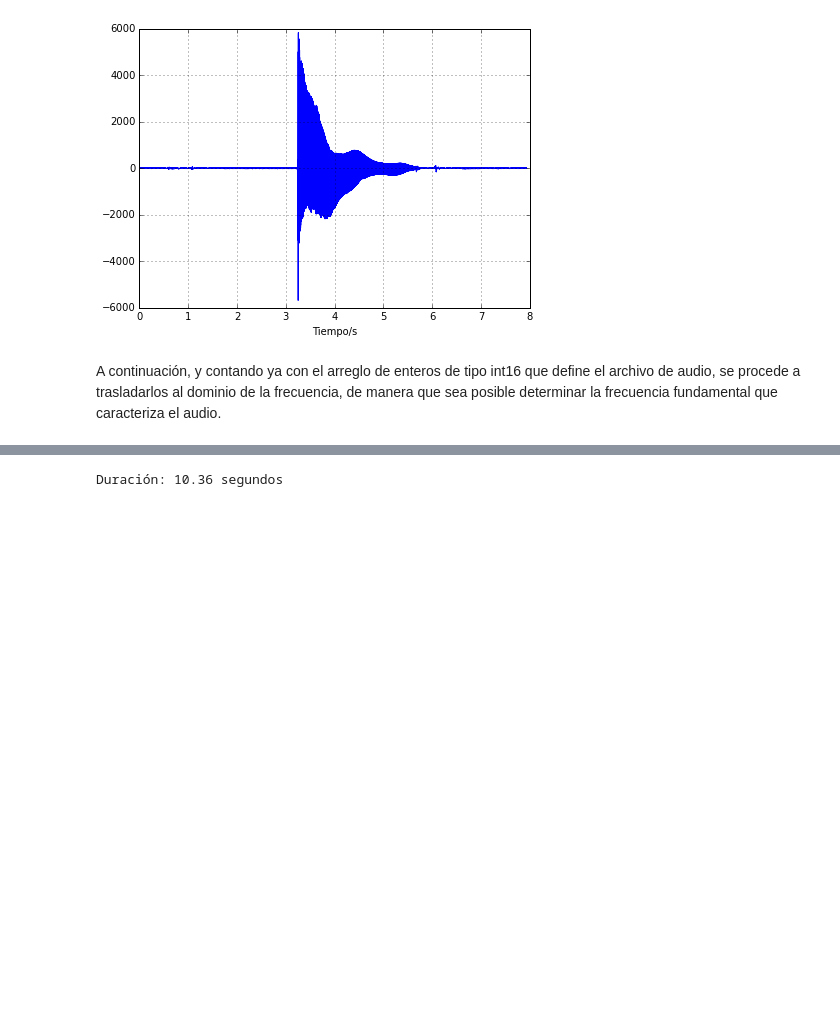
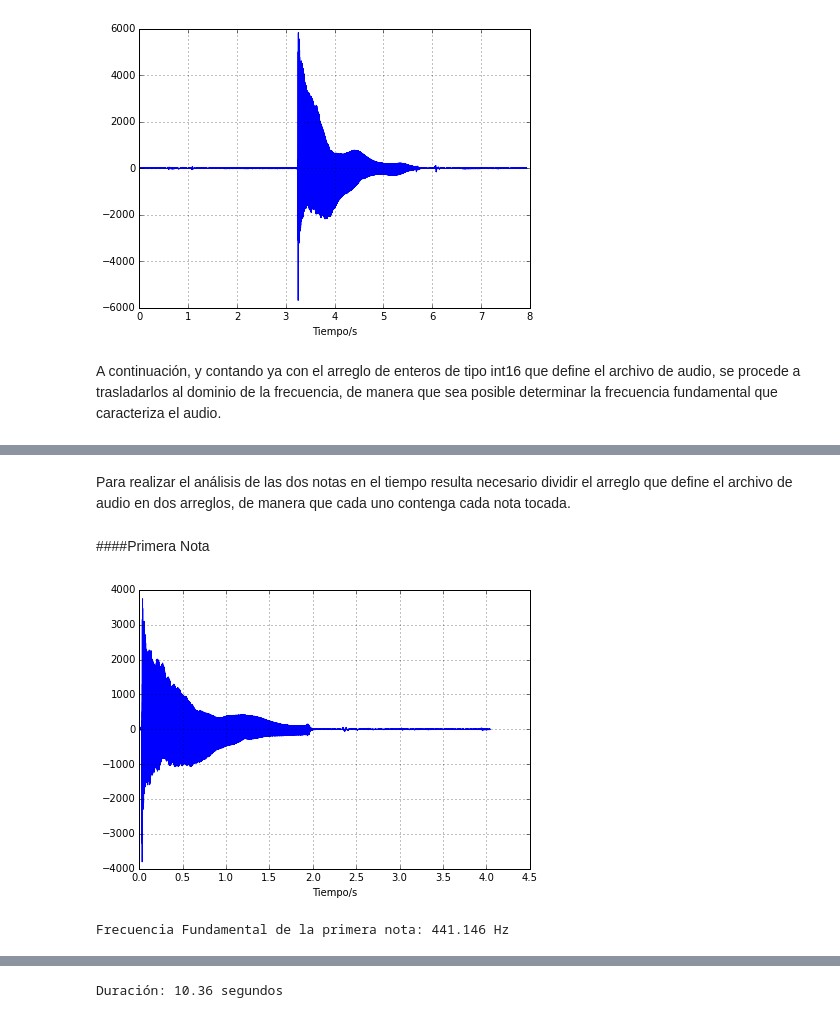
Before and after one commit to JuanUrrea6/MC, a Jupyter notebook: Proyecto Final/Filtrado.ipynb, the cells around one changed output, grey strips where cells are left out. Saved outputs shown, nothing was run; the diff lists cells and outputs as text; code cells hidden in the pictures; blank space fills up the shorter version.

```diff
--- a/Proyecto Final/Filtrado.ipynb
+++ b/Proyecto Final/Filtrado.ipynb
@@ -97,0 +121,35 @@ xlabel("Frecuencia/Hz")
+# %% [markdown]
+Para realizar el análisis de las dos notas en el tiempo resulta necesario dividir el arreglo que define el archivo de audio en dos arreglos, de manera que cada uno contenga cada nota tocada.
+# %% [markdown]
+####Primera Nota
+# %%
+#División de arreglos
+newArray1 = arregloMusical[0:N/2]
+newTime1 = tiempo[0:N/2]
+
+figure(figsize=(7,5))
+plot(newTime1, newArray1)
+xlabel("Tiempo/s")
+grid(True)
+# %% [output]
+[figure, added]
+# %%
+#Análisis de Fourier
+N = len(newArray1) #Actualizar el valor de N según el nuevo arreglo
+trans = fourier(newArray1)[1] #Los datos transformados por la función fourier()
+freq = fourier(newArray1)[0] #Las frecuencias asociadas.
+
+maximo = max(trans) #El máximo valor de las transformadas.
+#Se necesita este valor pues será la frecuencia fundamental la que tendrá asociado este valor, por lo que es un
+#estimador para hallarla.
+
+#Este procedimiento permite buscar la frecuencia que tiene asociado el valor máximo de los valores
+#transformados. Se utiliza el comando break debido a que el archivo puede llegar a tener una extensión que
+#demore mucho el ciclo, por lo que se busca terminarlo apenas se determine la frecuencia fundamental.
+for i in range(len(trans)):
+    if(trans[i] == maximo):
+        frecuencia = np.round(freq[i], 3)
+        print("Frecuencia Fundamental de la primera nota: " + str(frecuencia) + " Hz")
+        break
+# %% [output]
+Frecuencia Fundamental de la primera nota: 441.146 Hz
```
Also changed, not shown: parts of 22 cells of this notebook.
